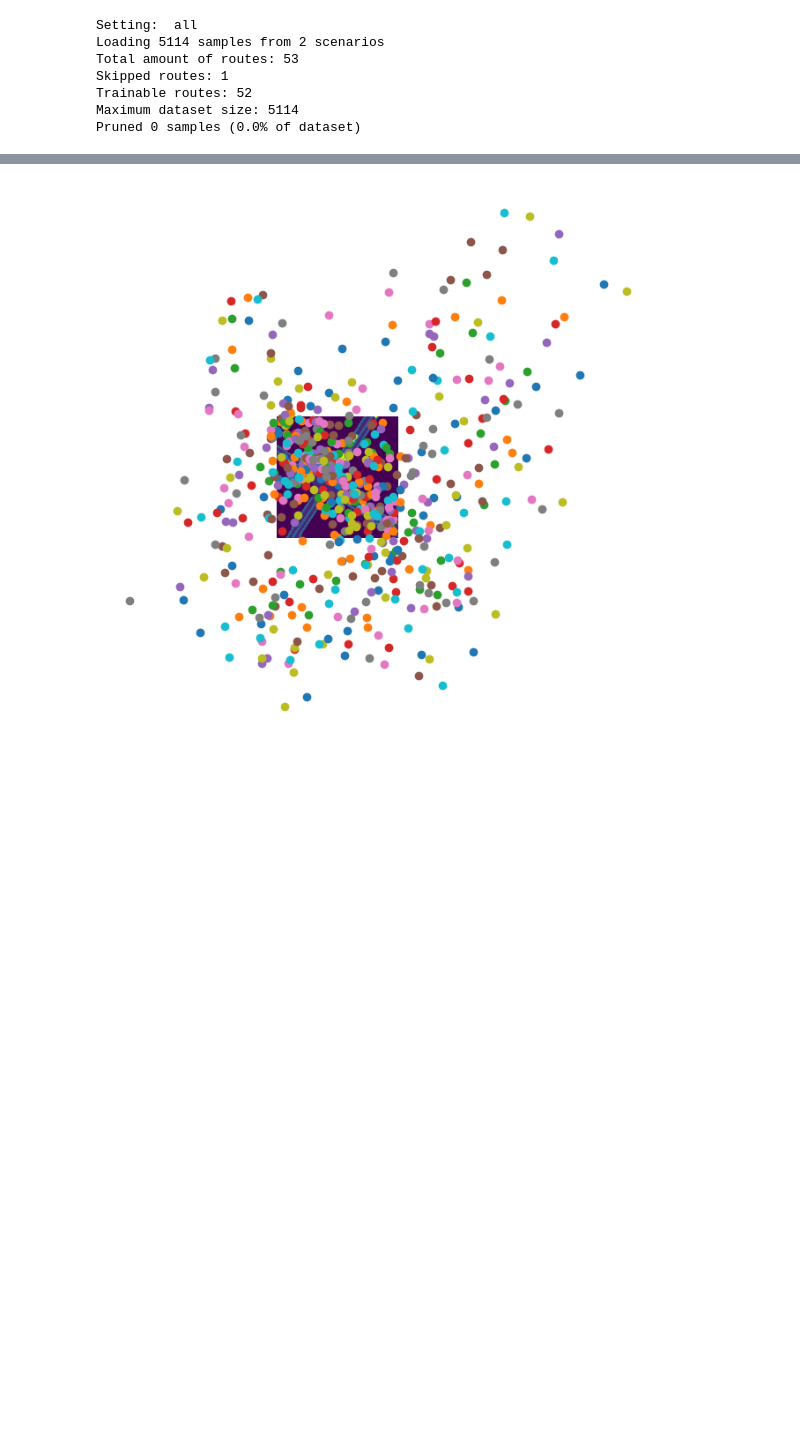
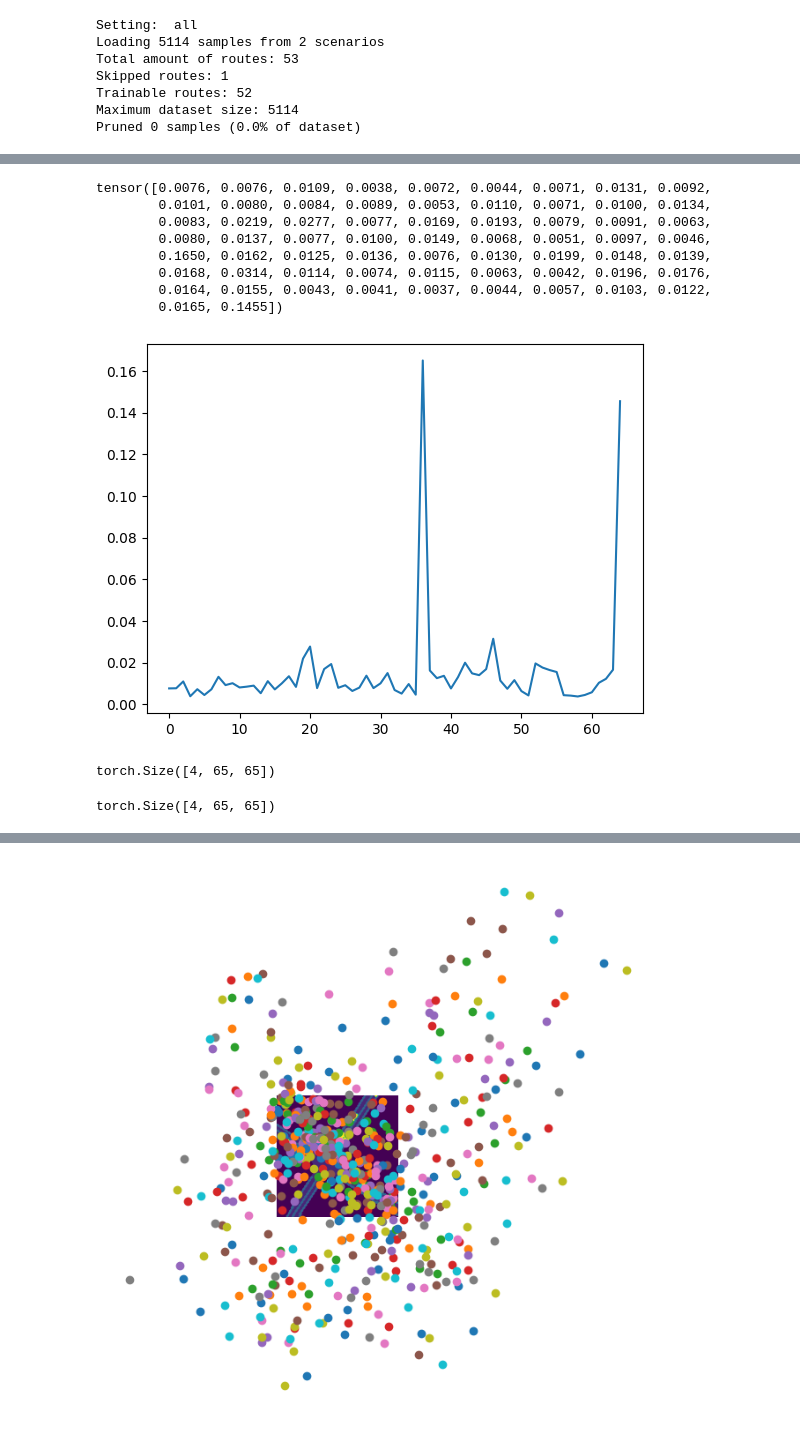
Before and after one commit to andreas122001/AD_specialization_project, a Jupyter notebook: team_code/0_test.ipynb, the cells around one changed output, grey strips where cells are left out. Saved outputs shown, nothing was run; the diff lists cells and outputs as text; code cells hidden in the pictures; blank space fills up the shorter version.

```diff
--- a/team_code/0_test.ipynb
+++ b/team_code/0_test.ipynb
@@ -504,0 +539,22 @@ image
+# %%
+# plt.imshow(cross_weights.mean(0))
+plt.plot(cross_weights.mean(0).mean(0))
+cross_weights.mean(0).mean(0)
+# %% [output]
+tensor([0.0076, 0.0076, 0.0109, 0.0038, 0.0072, 0.0044, 0.0071, 0.0131, 0.0092,
+        0.0101, 0.0080, 0.0084, 0.0089, 0.0053, 0.0110, 0.0071, 0.0100, 0.0134,
+        0.0083, 0.0219, 0.0277, 0.0077, 0.0169, 0.0193, 0.0079, 0.0091, 0.0063,
+        0.0080, 0.0137, 0.0077, 0.0100, 0.0149, 0.0068, 0.0051, 0.0097, 0.0046,
+        0.1650, 0.0162, 0.0125, 0.0136, 0.0076, 0.0130, 0.0199, 0.0148, 0.0139,
+        0.0168, 0.0314, 0.0114, 0.0074, 0.0115, 0.0063, 0.0042, 0.0196, 0.0176,
+        0.0164, 0.0155, 0.0043, 0.0041, 0.0037, 0.0044, 0.0057, 0.0103, 0.0122,
+        0.0165, 0.1455])
+[figure, added]
+# %%
+attention_queue[i].shape
+# %% [output]
+torch.Size([4, 65, 65])
+# %%
+prev.shape
+# %% [output]
+torch.Size([4, 65, 65])
```
Also changed, not shown: parts of 14 cells of this notebook, 18 other files.
